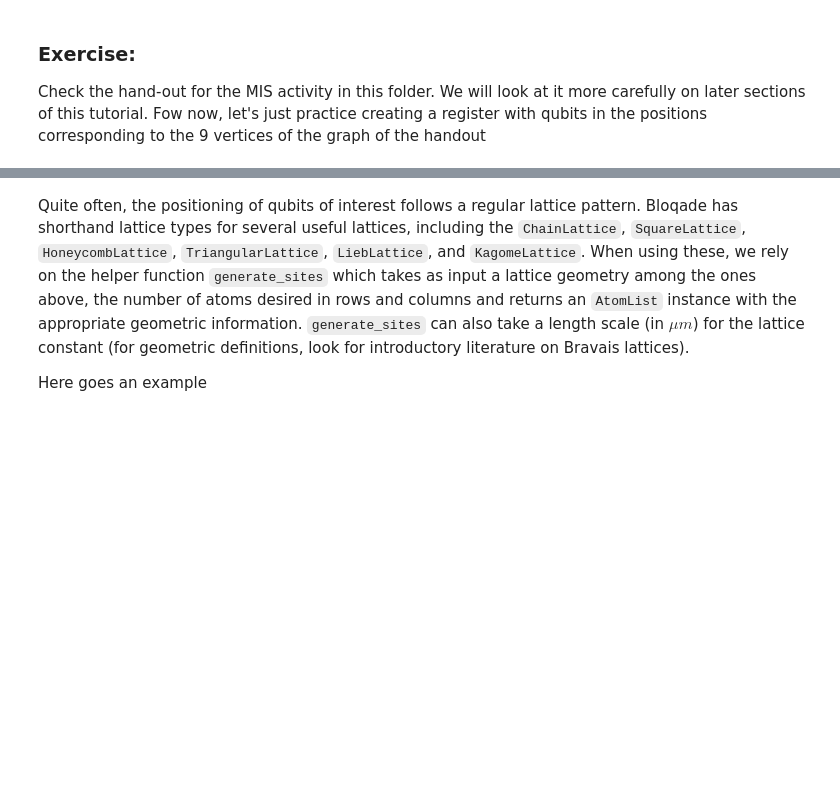
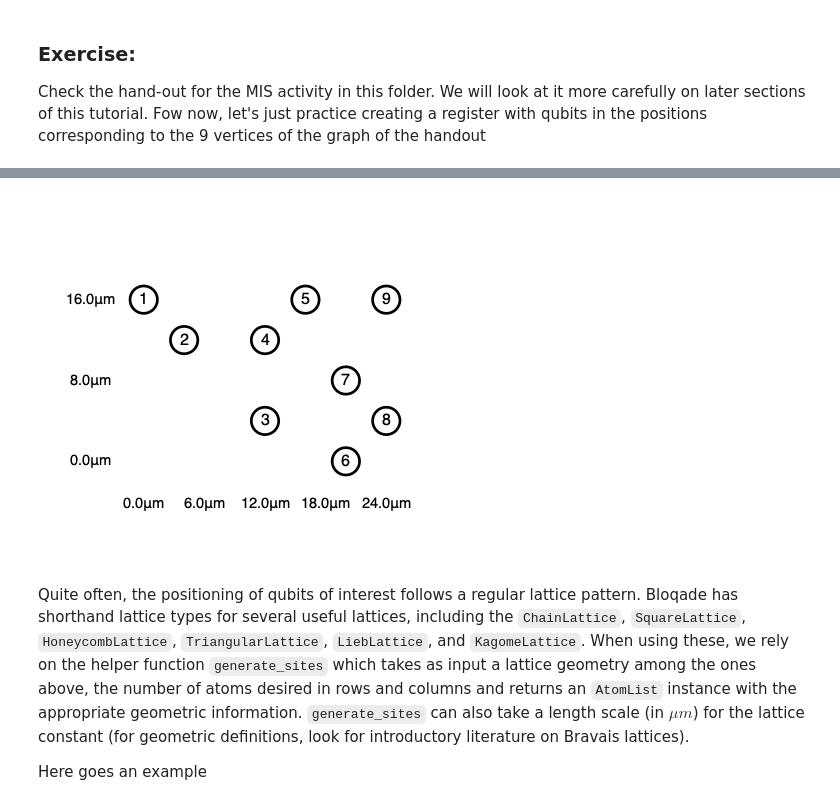
Before and after one commit to QuEraComputing/quera-education, a Jupyter notebook: 1_Basics/Section_I_Bloqade_activities.ipynb, the cells around one changed output, grey strips where cells are left out. Saved outputs shown, nothing was run; the diff lists cells and outputs as text; code cells hidden in the pictures; blank space fills up the shorter version.

```diff
--- a/1_Basics/Section_I_Bloqade_activities.ipynb
+++ b/1_Basics/Section_I_Bloqade_activities.ipynb
@@ -87,5 +95,8 @@ Check the hand-out for the MIS activity in this folder. We will look at it more
 # %%
 # solution
+AtomList([(0,16), (4,12), (12,4), (12,12), (16,16), (20,0), (20,8), (24,4), (24,16)])
+# %% [output]
+[figure, added]
 # %% [markdown]
 Quite often, the positioning of qubits of interest follows a regular lattice pattern. Bloqade has shorthand lattice types for several useful lattices, including the `ChainLattice`, `SquareLattice`, `HoneycombLattice`, `TriangularLattice`, `LiebLattice`, and `KagomeLattice`. When using these, we rely on the helper function `generate_sites` which takes as input a lattice geometry among the ones above, the number of atoms desired in rows and columns and returns an `AtomList` instance with the appropriate geometric information. `generate_sites` can also take a length scale (in $\mu m$) for the lattice constant (for geometric definitions, look for introductory literature on Bravais lattices).
 
```
Also changed, not shown: parts of 4 cells of this notebook, 5 other files.
